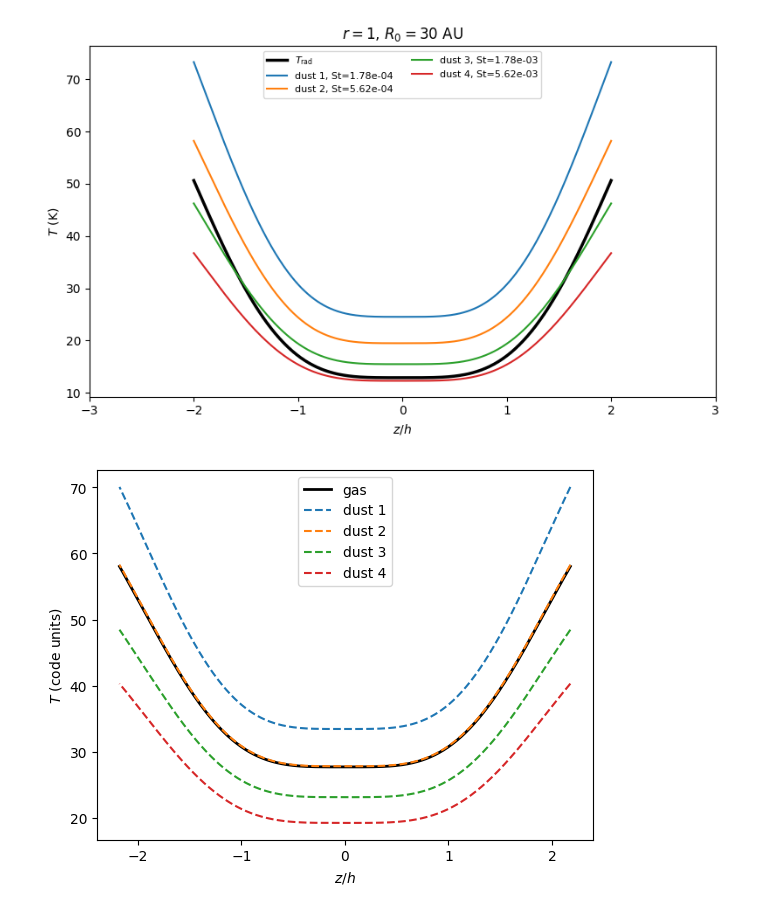
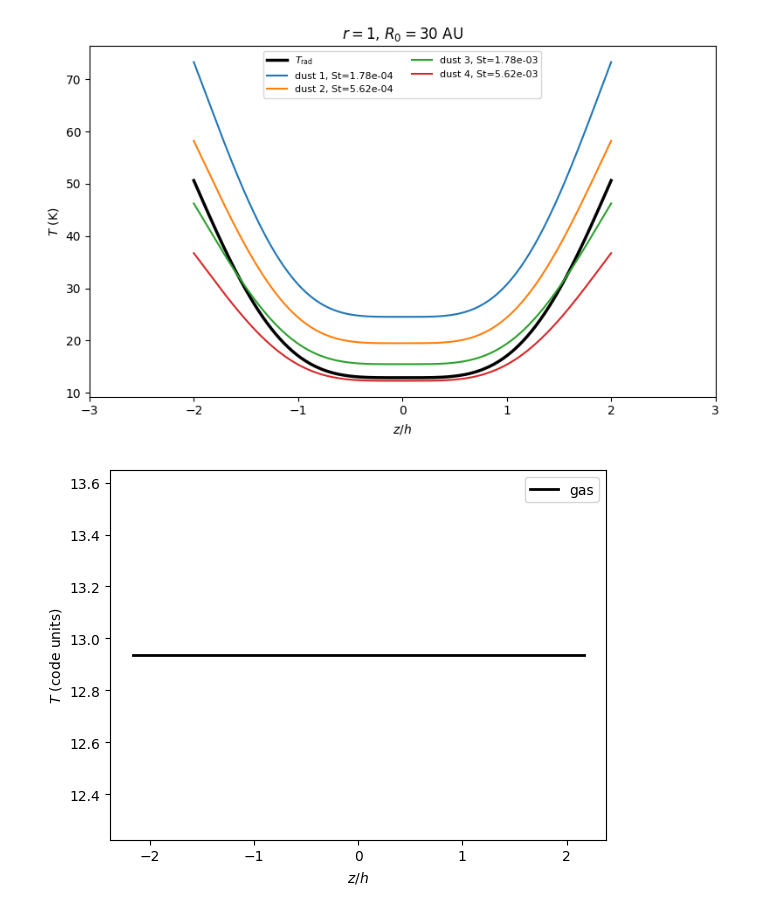
Before and after one commit to NadineSoliman/fargo3d, a Jupyter notebook: setups/vsi/vsi.ipynb, the cells around one changed output. Cells and saved outputs as stored; diff of their text form; code cells hidden in the pictures.

```diff
--- a/setups/vsi/vsi.ipynb
+++ b/setups/vsi/vsi.ipynb
@@ -216,37 +129,0 @@ show()
-# %%
-n =0
-
-vthetan_th = fromfile("../../outputs/vsi_2fluids/gasenergy{:d}.dat".format(n)).reshape(nz,ny)
-vthetan_d= fromfile("../../outputs/vsi_2fluids/dust1energy{:d}.dat".format(n)).reshape(nz,ny)
-vthetan_d2= fromfile("../../outputs/vsi_2fluids/dust2energy{:d}.dat".format(n)).reshape(nz,ny)
-cg = 1/(gamma-1)
-cd = 0.088 * cg
-rho = fromfile("../../outputs/vsi_2fluids/gasdens{:d}.dat".format(n)).reshape(nz,ny)
-rhod1= fromfile("../../outputs/vsi_2fluids/dust1dens{:d}.dat".format(n)).reshape(nz,ny)
-rhod2= fromfile("../../outputs/vsi_2fluids/dust2dens{:d}.dat".format(n)).reshape(nz,ny)
-
-H0 = 0.06
-fig = plt.figure(figsize=(12, 6))
-
-ax1 = fig.add_subplot(311)
-surf1 = ax1.pcolormesh(40*R*sin(T),cos(T)/H0, vthetan_th/rho/cg / Kelvin_code, cmap='RdBu',vmin = 20, vmax = 50)
-
-ax1.set_xlabel('r (AU)')
-ax1.set_ylabel('z/H')
-ax1.set_xlim(0.6*40, 1.6*40)
-fig.colorbar(surf1, ax=ax1, label=r'$T\, [\rm K]$')
-
-ax2 = fig.add_subplot(312)
-surf2 = ax2.pcolormesh(40*R*sin(T),cos(T)/H0, vthetan_d/rhod1/cd/ Kelvin_code, cmap='RdBu', vmin = 20, vmax = 50)
-ax2.set_xlabel('r (AU)')
-ax2.set_ylabel('z/H')
-ax2.set_xlim(40*0.6, 40*1.6)
-fig.colorbar(surf2, ax=ax2, label=r'$v_\theta$')
-
-ax2 = fig.add_subplot(313)
-surf2 = ax2.pcolormesh(40*R*sin(T),cos(T)/H0, vthetan_d2/rhod2/cd/ Kelvin_code, cmap='RdBu', vmin = 20, vmax = 50)
-ax2.set_xlabel('r (AU)')
-ax2.set_ylabel('z/H')
-ax2.set_xlim(40*0.6, 40*1.6)
-fig.colorbar(surf2, ax=ax2, label=r'$v_\theta$')
-show()
@@ -901,7 +654,7 @@ gamma = 1.4
 cg = 1.0 / (gamma - 1.0)
 cd = 0.088 * cg
 
-folder = "vsi_diffT_new"
+folder = "vsi_slowrad"
 
 r_face = np.loadtxt("/Users/nadine/Downloads/fargo3d/outputs/" + folder + "/domain_y.dat")[3:-3]
 t_face = np.loadtxt("/Users/nadine/Downloads/fargo3d/outputs/" + folder + "/domain_z.dat")[3:-3]
@@ -929,32 +682,32 @@ temp_prof_gas = np.array([
     for iz in range(nz)
 ])
 
 # --- DUST ---
-NFLUIDS = 6
+NFLUIDS = 2
 temp_profiles_dust = []
 
 for i in range(1, NFLUIDS - 1):
     e = np.fromfile(f"../../outputs/" + folder + f"/dust{i}energy0.dat").reshape(nz, ny)
     rho = np.fromfile(f"../../outputs/" + folder + f"/dust{i}dens0.dat").reshape(nz, ny)
 
     temp = e / (rho * cd) * T_scale_K
 
     temp_prof = np.array([
         np.nanmean(temp[iz, r_mask[iz, :]])
         for iz in range(nz)
     ])
 
     temp_profiles_dust.append(temp_prof)
 
 # --- PLOT ---
 plt.plot(z_h_prof, temp_prof_gas, color="black", linewidth=2, label="gas")
 
 for i, prof in enumerate(temp_profiles_dust):
     plt.plot(z_h_prof, prof, linestyle="--", label=f"dust {i+1}")
 
 plt.xlabel(r"$z/h$")
 plt.ylabel(r"$T$ (code units)")
 plt.legend()
 plt.show()
 # %% [output]
-[figure, old version]
+[figure, new version]
```
Also changed, not shown: parts of 39 cells of this notebook, 7 other files.
